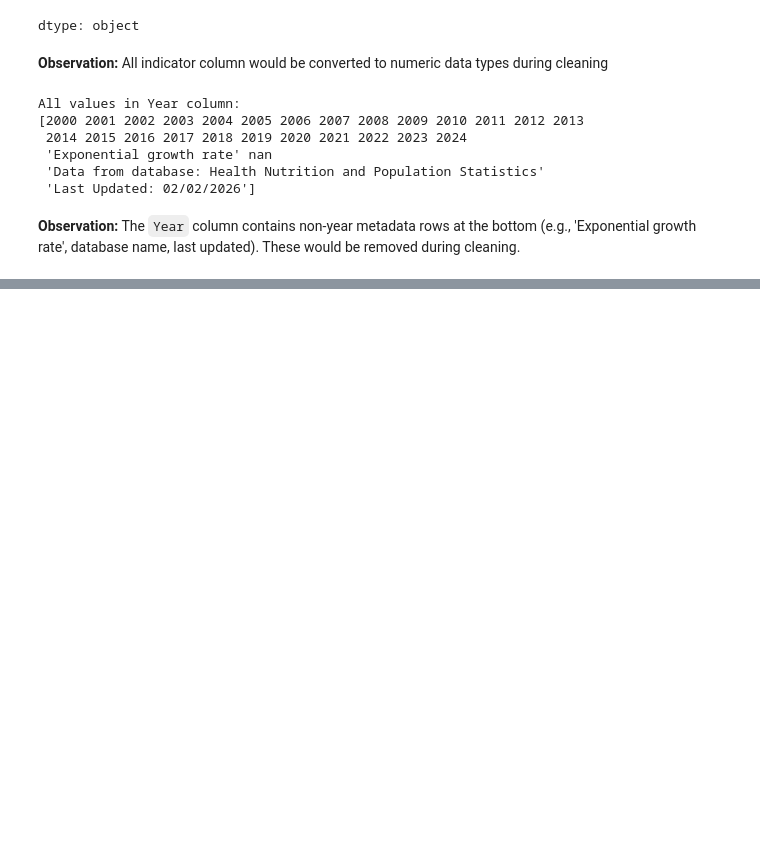
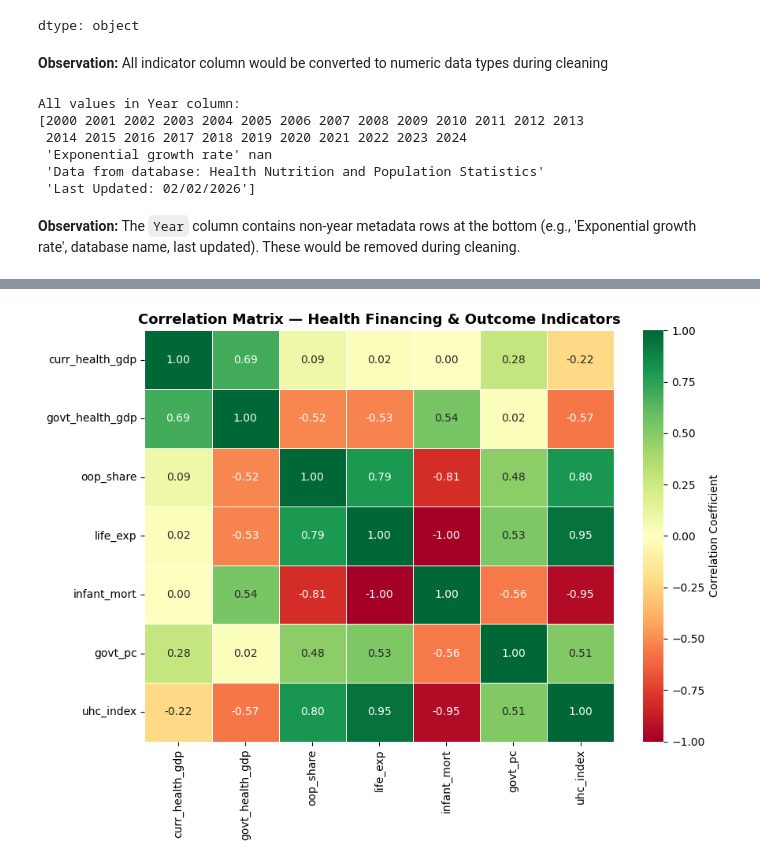
Before and after one commit to Blessing-ozoemena/Nigeria-s-Health-Financing-Crisis, a Jupyter notebook: Nigeria_Health_Financing.ipynb, the cells around one changed output, grey strips where cells are left out. Saved outputs shown, nothing was run; the diff lists cells and outputs as text; code cells hidden in the pictures; blank space fills up the shorter version.

```diff
--- a/Nigeria_Health_Financing.ipynb
+++ b/Nigeria_Health_Financing.ipynb
@@ -130,0 +133,8 @@ All values in Year column:
+# %%
+# Filtering valid years, 2000–2023
+df = raw_df[pd.to_numeric(raw_df['Year'], errors='coerce').notna()].copy()
+df['Year'] = df['Year'].astype(int)
+df = df[df['Year'] <= 2023].reset_index(drop=True)
+
+print(f'Rows after removing metadata and filtering years: {len(df)}')
+print(f'Year range: {df["Year"].min()} – {df["Year"].max()}')
@@ -130,0 +144,9 @@ All values in Year column:
+# %%
+#Replacing '..' with NaN and converting all indicator columns to numeric
+indicator_cols = df.columns[4:]  # Columns after Year, Year Code, Country Name, Country Code
+
+for col in indicator_cols:
+    df[col] = pd.to_numeric(df[col], errors='coerce')
+
+print('Data types after conversion:')
+print(df.dtypes)
@@ -130,0 +278,6 @@ All values in Year column:
+# %%
+# Year-on-year change in current health expenditure (% of GDP)
+df['curr_health_gdp_change'] = df['curr_health_gdp'].diff()
+
+print('Year-on-Year change in Current Health Expenditure (% of GDP):')
+df[['Year', 'curr_health_gdp', 'curr_health_gdp_change']].dropna()
@@ -130,0 +303,16 @@ All values in Year column:
+# %%
+# Correlation matrix across key financing and outcome indicators
+corr_cols = ['curr_health_gdp', 'govt_health_gdp', 'oop_share',
+             'life_exp', 'infant_mort', 'govt_pc', 'uhc_index']
+
+corr_matrix = df[corr_cols].corr().round(2)
+
+fig, ax = plt.subplots(figsize=(9, 7))
+sns.heatmap(corr_matrix, annot=True, fmt='.2f', cmap='RdYlGn',
+            center=0, linewidths=0.5, ax=ax,
+            cbar_kws={'label': 'Correlation Coefficient'})
+ax.set_title('Correlation Matrix — Health Financing & Outcome Indicators', fontsize=13, fontweight='bold')
+plt.tight_layout()
+plt.show()
+# %% [output]
+[figure, added]
```
Also changed, not shown: parts of 25 cells of this notebook.
